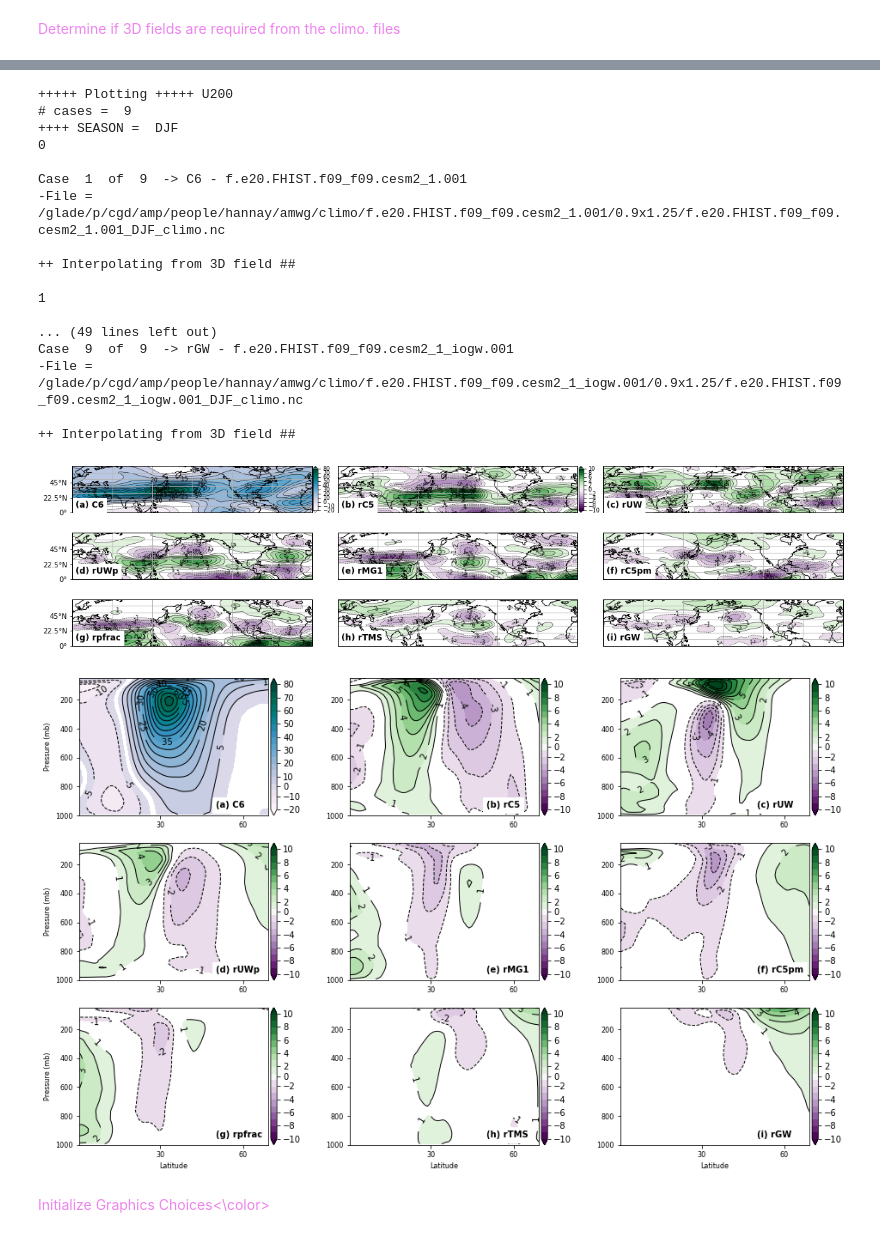
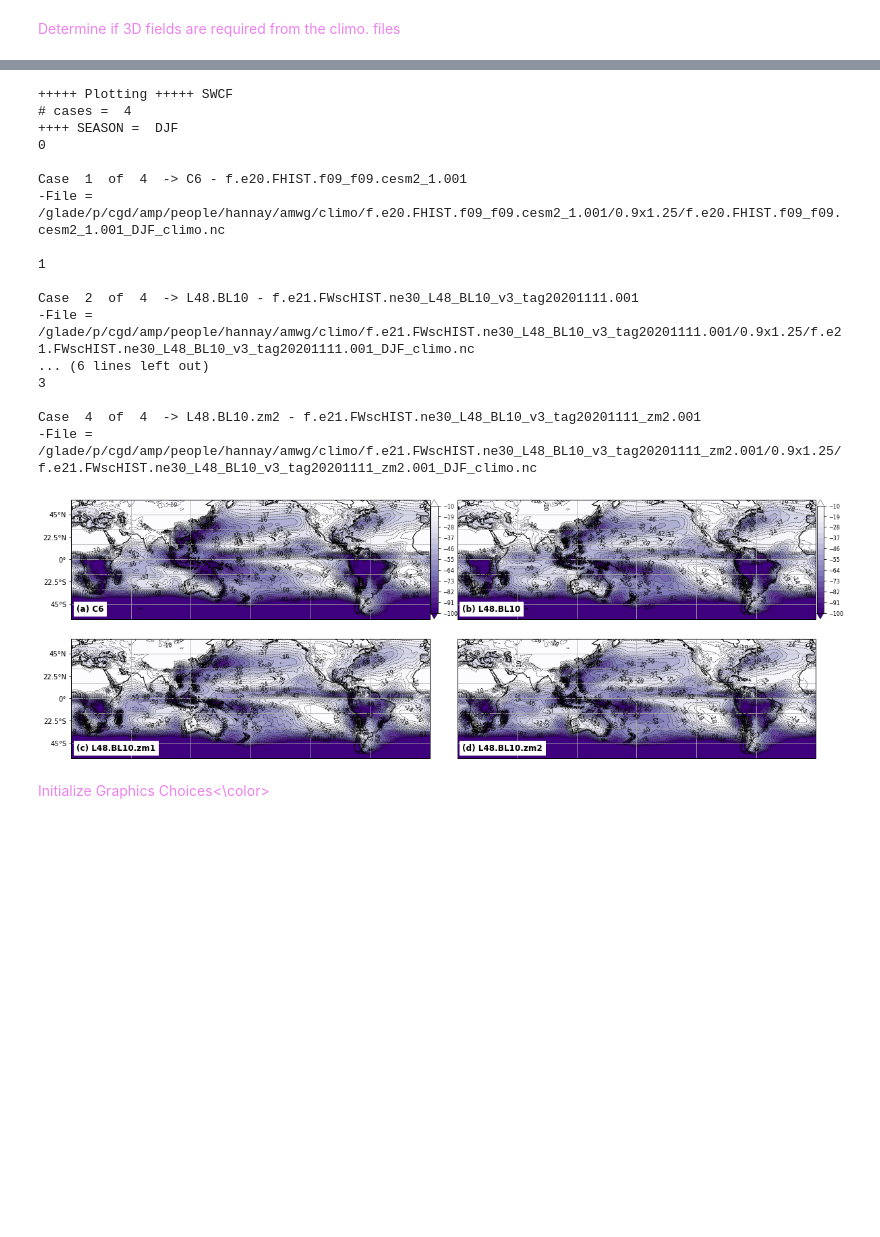
Before and after one commit to swrneale/python-scripts, a Jupyter notebook: general/panel_plot_any.ipynb, the cells around one changed output, grey strips where cells are left out. Drawn from its saved outputs; the diff is of its cells as text; code cells hidden in the pictures; blank space fills up the shorter version.

```diff
--- a/general/panel_plot_any.ipynb
+++ b/general/panel_plot_any.ipynb
@@ -36,13 +32,13 @@ Valid modes: ['Plain', 'Context', 'Verbose', 'Minimal']
 
 dir_root = '/glade/p/cgd/amp/people/hannay/amwg/climo/'
 
-ldiff_ctrl = True # Difference compared to the control?
+ldiff_ctrl = False # Difference compared to the control?
 lp3d_if_read_in = True # Plot 3D zonal average if it is read in for another variable.
 
 seas = np.array(['DJF']) # If 2 seasons does 2 columns, if 1 does successive rows.
 
 
-var_name = 'U200'
+var_name = 'SWCF'
 
 ## Cases to focus on
 #case_desc = np.array(['C6','rC5','rUW','rMG1','rC5pm','rpfrac','rZMc'])
@@ -71,19 +67,22 @@ var_name = 'U200'
 
 #U850/U
 #case_desc = np.array(['C6','rC5','rUW','rUWp','rMG1','rC5p','rC5pm','rTMS','rZMc','rpfrac'])
-case_desc = np.array(['C6','rC5','rUW','rUWp','rMG1','rC5pm','rpfrac','rTMS','rGW'])
+##### case_desc = np.array(['C6','rC5','rUW','rUWp','rMG1','rC5pm','rpfrac','rTMS','rGW']) # LAst setup from CAM6 paper
+
+case_desc = np.array(['C6','L48.BL10','L48.BL10.zm1','L48.BL10.zm2']) ; pref_out = 'L48+BL10_test'
+
 
 ###################
 
-nrow = 3 ; ncol = 3 # Rows and columns
+nrow = 2 ; ncol = 2 # Rows and columns
 
 # #of contour intervals
 ncint = 20 ; ancint = 20
 
 # Domain
-lat_min = 0. ; lat_max = 70.
+lat_min = -60. ; lat_max = 60.
 
-lon_ave_w = 120. ; lon_ave_e = 160.
+lon_ave_w = 0. ; lon_ave_e = 360.
 # %% [markdown]
 <p style="color:violet;">Case and Variable Options, with Attributes
 # %%
@@ -315,6 +312,7 @@ for iseas, this_seas in enumerate(seas):
 
         case_nc =  xr.open_dataset(file_in,engine='netcdf4')
 
+
 # Composite variables #
         if var_name == 'PRECT':
             pvar = case_nc['PRECC'].isel(time=0)+case_nc['PRECL'].isel(time=0)
@@ -334,7 +332,7 @@ for iseas, this_seas in enumerate(seas):
             pres_levu = plev_val * units.hPa # Set interpolation level (in hPa)
 
 # Read in vars required for interpolation and 3D pressure values
-            ps,P0,hyam,hybm =  case_nc['PS'].isel(time=0).squeeze(),case_nc['P0'],case_nc['hyam'],case_nc['hybm']
+            ps,P0,hyam,hybm =  case_nc['PS'].isel(time=0).squeeze(),1000.,case_nc['hyam'],case_nc['hybm']
 
             pres_lev = pvar3d.copy(deep=True) # Make meta copy from the 3d variable
             pres_lev = hyam*P0 + hybm*ps # Change values to 3D pressure.
@@ -381,8 +379,12 @@ for iseas, this_seas in enumerate(seas):
 
 
 # I think CAM5 coords are slighly misalligned so have to interpolate to the pvar_ctrl (mostly CAM6/C6)
+            print('11111')
+            print(pvar)
             pvar = pvar.interp(lat=pvar_ctrl.lat,lon=pvar_ctrl.lon) if cdesc == 'C5' else pvar
-            pvar = np.subtract(pvar,pvar_ctrl)
+#            pvar = np.subtract(pvar,pvar_ctrl)
+            print('22222')
+            print(pvar)
             levs_4colbar = aplevels
 
 
@@ -405,6 +407,7 @@ for iseas, this_seas in enumerate(seas):
             lat_formatter = LatitudeFormatter()
             ax.yaxis.set_major_formatter(lat_formatter)
 ## Add Cyclic Point ##  \
+
         pvarc,lonc = cutil.add_cyclic_point(pvar,coord=lon)
 
 
@@ -488,46 +491,45 @@ for iseas, this_seas in enumerate(seas):
 
     ## Contour labaling ##
             ax.clabel(
                 zm_plot,  # Typically best results when labelling line contours.
                 colors=['black'],
                 fontsize=10,
                 manual=False,  # Automatic placement vs manual placement.
                 inline=True,  # Cut the line where the label will be placed.
                 fmt=' {:.0f} '.format)  # Labels as integers, with some extra space.
 
 #    mp.close()
     del(pvar,pvar_ctrl,lon)
 
 
     #    fig
 
     if nseas==1:
-        mp.savefig('f_revert_'+var_name+'_'+seas[0]+'.png', dpi=300, bbox_inches='tight')
+        mp.savefig(pref_out+'_'+var_name+'_'+seas[0]+'.png', dpi=300, bbox_inches='tight')
     else :
-        mp.savefig('f_revert_'+var_name+'.png', dpi=300, bbox_inches='tight')
+        mp.savefig(pref_out+'_'+var_name+'.png', dpi=300, bbox_inches='tight')
 
 #if l3d_var:
 #    mp.savefig('CAM6_oview_zm_'+var_name_in+'_'+seas+'.png', dpi=300, bbox_inches='tight')
 # %% [output]
-+++++ Plotting +++++ U200
-# cases =  9
++++++ Plotting +++++ SWCF
+# cases =  4
 ++++ SEASON =  DJF
 0
 
-Case  1  of  9  -> C6 - f.e20.FHIST.f09_f09.cesm2_1.001
+Case  1  of  4  -> C6 - f.e20.FHIST.f09_f09.cesm2_1.001
 -File = /glade/p/cgd/amp/people/hannay/amwg/climo/f.e20.FHIST.f09_f09.cesm2_1.001/0.9x1.25/f.e20.FHIST.f09_f09.cesm2_1.001_DJF_climo.nc
-
-++ Interpolating from 3D field ##
 
 1
 
-... (49 lines left out)
-Case  9  of  9  -> rGW - f.e20.FHIST.f09_f09.cesm2_1_iogw.001
--File = /glade/p/cgd/amp/people/hannay/amwg/climo/f.e20.FHIST.f09_f09.cesm2_1_iogw.001/0.9x1.25/f.e20.FHIST.f09_f09.cesm2_1_iogw.001_DJF_climo.nc
+Case  2  of  4  -> L48.BL10 - f.e21.FWscHIST.ne30_L48_BL10_v3_tag20201111.001
+-File = /glade/p/cgd/amp/people/hannay/amwg/climo/f.e21.FWscHIST.ne30_L48_BL10_v3_tag20201111.001/0.9x1.25/f.e21.FWscHIST.ne30_L48_BL10_v3_tag20201111.001_DJF_climo.nc
+... (6 lines left out)
+3
 
-++ Interpolating from 3D field ##
+Case  4  of  4  -> L48.BL10.zm2 - f.e21.FWscHIST.ne30_L48_BL10_v3_tag20201111_zm2.001
+-File = /glade/p/cgd/amp/people/hannay/amwg/climo/f.e21.FWscHIST.ne30_L48_BL10_v3_tag20201111_zm2.001/0.9x1.25/f.e21.FWscHIST.ne30_L48_BL10_v3_tag20201111_zm2.001_DJF_climo.nc
-[figure, old version]
+[figure, new version]
-[figure, removed]
 # %% [markdown]
 <p style="color:violet;">Initialize Graphics Choices<\color>
 # %%
```
Also changed, not shown: parts of 4 cells of this notebook, 5 other files.
